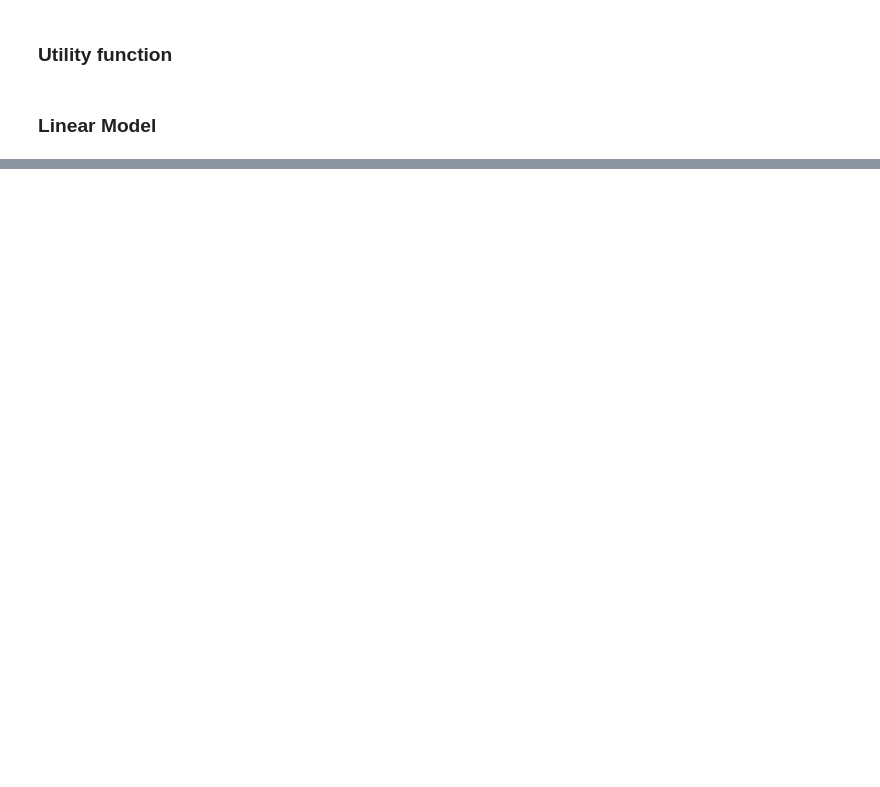
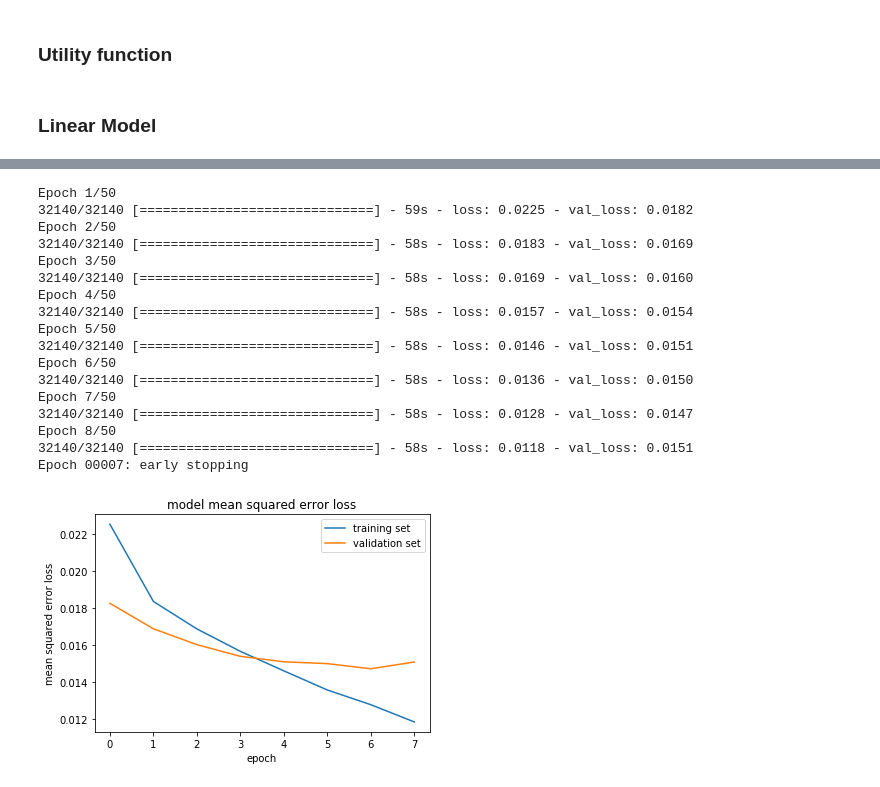
Before and after one commit to kliu99/CarND-Behavioral-Cloning-P3, a Jupyter notebook: Behavioral_Cloning_Project.ipynb, the cells around one changed output, grey strips where cells are left out. Drawn from its saved outputs; the diff is of its cells as text; code cells hidden in the pictures; blank space fills up the shorter version.

```diff
--- a/Behavioral_Cloning_Project.ipynb
+++ b/Behavioral_Cloning_Project.ipynb
@@ -264,0 +346,47 @@ model1.save('model1.h5')
+# %%
+model3 = Sequential()
+model3.add(Lambda(lambda x: x / 255.0 - 0.5, input_shape=image_shape))
+model3.add(Cropping2D(cropping=((70,25),(0,0))))
+model3.add(Convolution2D(24, 5, 5, subsample=(2,2), activation="relu"))
+model3.add(Convolution2D(36, 5, 5, subsample=(2,2), activation="relu"))
+model3.add(Convolution2D(48, 5, 5, subsample=(2,2), activation="relu"))
+model3.add(Convolution2D(64, 3, 3, activation="relu"))
+model3.add(Convolution2D(64, 3, 3, activation="relu"))
+model3.add(Flatten())
+model3.add(Dense(100))
+model3.add(Dense(50))
+model3.add(Dense(10))
+model3.add(Dense(1))
+
+model3.compile(loss='mse', optimizer='adam')
+history3 = model3.fit_generator(train_generator,
+                                samples_per_epoch = len(train_samples)*5,
+                                validation_data=validation_generator,
+                                nb_val_samples=len(validation_samples)*5,
+                                nb_epoch=50,
+                                callbacks=[early_stopping],
+                                verbose=1)
+
+plot_loss(history3)
+
+# Save model for testing
+model3.save('model3.h5')
+# %% [output]
+Epoch 1/50
+32140/32140 [==============================] - 59s - loss: 0.0225 - val_loss: 0.0182
+Epoch 2/50
+32140/32140 [==============================] - 58s - loss: 0.0183 - val_loss: 0.0169
+Epoch 3/50
+32140/32140 [==============================] - 58s - loss: 0.0169 - val_loss: 0.0160
+Epoch 4/50
+32140/32140 [==============================] - 58s - loss: 0.0157 - val_loss: 0.0154
+Epoch 5/50
+32140/32140 [==============================] - 58s - loss: 0.0146 - val_loss: 0.0151
+Epoch 6/50
+32140/32140 [==============================] - 58s - loss: 0.0136 - val_loss: 0.0150
+Epoch 7/50
+32140/32140 [==============================] - 58s - loss: 0.0128 - val_loss: 0.0147
+Epoch 8/50
+32140/32140 [==============================] - 58s - loss: 0.0118 - val_loss: 0.0151
+Epoch 00007: early stopping
+[figure, added]
```
Also changed, not shown: parts of 9 cells of this notebook.
